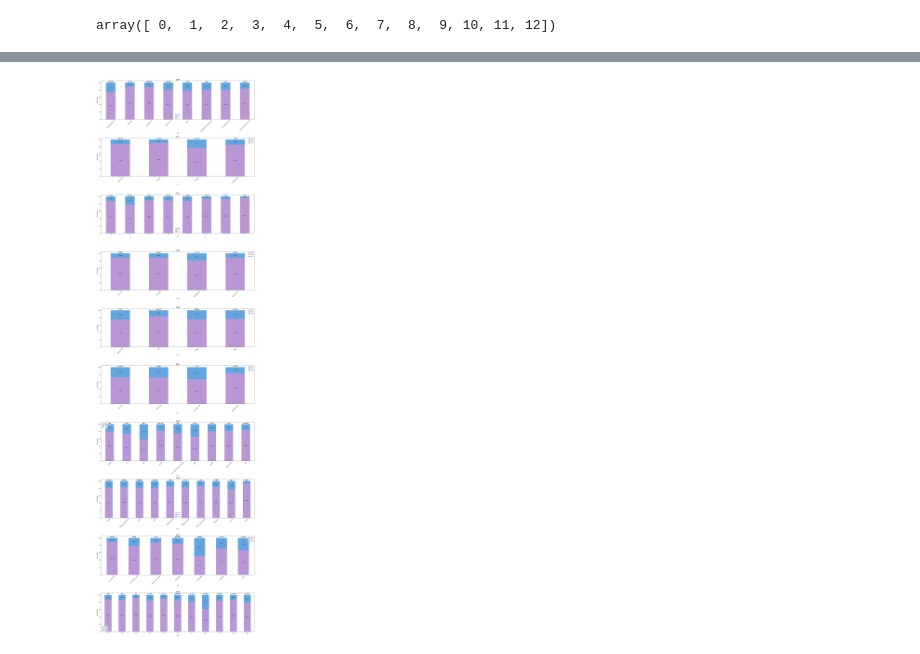
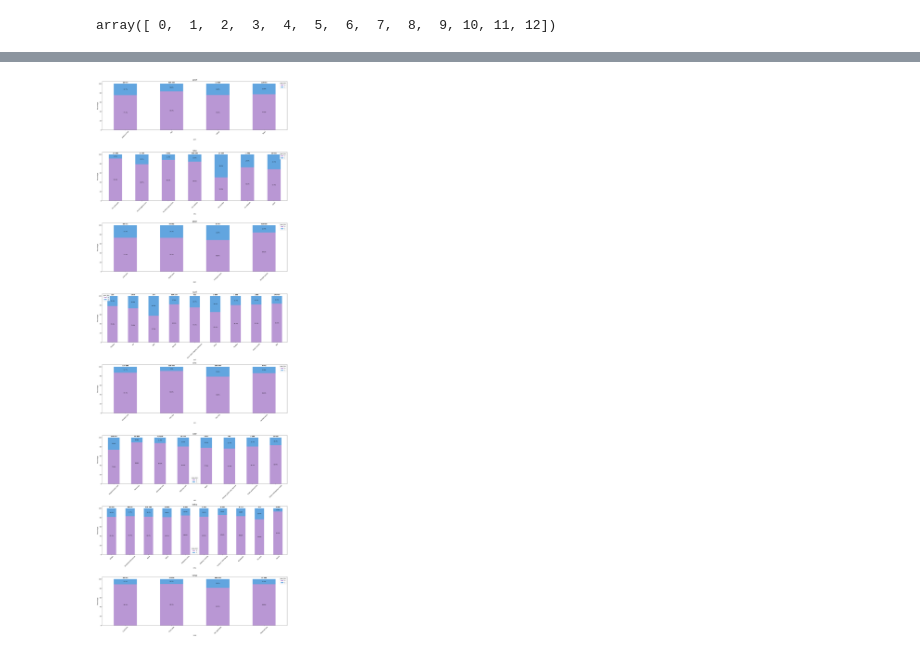
Before and after one commit to KaterinaGalkina/RoadAccidentSeverityPrediction, a Jupyter notebook: lieux.ipynb, the cells around one changed output, grey strips where cells are left out. Saved outputs shown, nothing was run; the diff lists cells and outputs as text; code cells hidden in the pictures.

```diff
--- a/lieux.ipynb
+++ b/lieux.ipynb
@@ -129,0 +136,16 @@ sns.histplot(df_lieux["vma"], bins=30, kde=True)
+# %%
+
+df_lieux = df_lieux.copy()  # évite SettingWithCopyWarning
+
+df_lieux["vma"] = pandas.to_numeric(df_lieux["vma"], errors="coerce")
+
+df_lieux["vma"] = df_lieux.groupby("catr")["vma"].transform(
+    lambda x: x.fillna(x.median())
+)
+# %%
+imputer = SimpleImputer(strategy="most_frequent")
+
+small_na_cols = df_lieux.columns[(df_lieux.isna().sum() < 50000) & (df_lieux.isna().sum() > 0)]
+df_lieux[small_na_cols] = df_lieux[small_na_cols].replace({pandas.NA: np.nan})
+
+df_lieux[small_na_cols ] = imputer.fit_transform(df_lieux[small_na_cols])
@@ -210,13 +247,13 @@ df_lieux['nbv'] = df_lieux['nbv'].astype("int64")
 # %%
 features = column_names_to_int[:]
 numerical_features = ["vma", "nbv"]
-categorical_features = list(set(features) - set(numerical_features))
+categorical_features = list(set(column_names_to_int) - set(numerical_features))
 # %%
 # We need to load usagers, because it conatains our target column
 df_usagers = pandas.read_csv("df_usagers_clean.csv")
 
-df_lieux_with_target = df_lieux.merge(
-    df_usagers[['Num_Acc', 'grav_bin']],
+df_lieux_with_target = df_usagers[['Num_Acc', 'grav_bin']].merge(
+    df_lieux,
     on='Num_Acc',
     how='left'
 )
@@ -314,13 +351,11 @@ df_lieux_analyse["situ"] = df_lieux_analyse["situ"].replace(mapping)
 
 # vma - ok
 # %%
-import matplotlib.pyplot as plt
-
-fig, ax = plt.subplots(len(features), 1, figsize=(20, 6*len(features) + 10))
+fig, ax = plt.subplots(len(categorical_features), 1, figsize=(20, 6*len(categorical_features) + 10))
 
 df_lieux_analyse = df_lieux_analyse.reset_index(drop=True)
 
-for i, feature in enumerate(features):
+for i, feature in enumerate(categorical_features):
     ct = pandas.crosstab(
         df_lieux_analyse[feature],
         df_lieux_analyse[target],
@@ -340,34 +375,34 @@ for i, feature in enumerate(features):
             if value > 3:  # avoid clutter for tiny values
                 ax[i].text(
                     j,
                     cumulative + value / 2,
                     f"{value:.1f}%",
                     ha="center",
                     va="center",
                     fontsize=9,
                     color="black"
                 )
             cumulative += value
 
     # Add total count above bars
     for j, category in enumerate(ct.index):
         ax[i].text(
             j,
             101,  # slightly above 100%
             f"{counts[category]:,}".replace(",", " "),
             ha="center",
             va="bottom",
             fontsize=10,
             fontweight="bold"
         )
 
     ax[i].set_title(feature, fontsize=16)
     ax[i].tick_params(axis='x', rotation=45)
     ax[i].set_ylabel("Percentage")
 
 plt.tight_layout()
 # %% [output]
-[figure, old version]
+[figure, new version]
 # %%
 import pandas as pd
 
```
Also changed, not shown: parts of 33 cells of this notebook, 11 other files.
